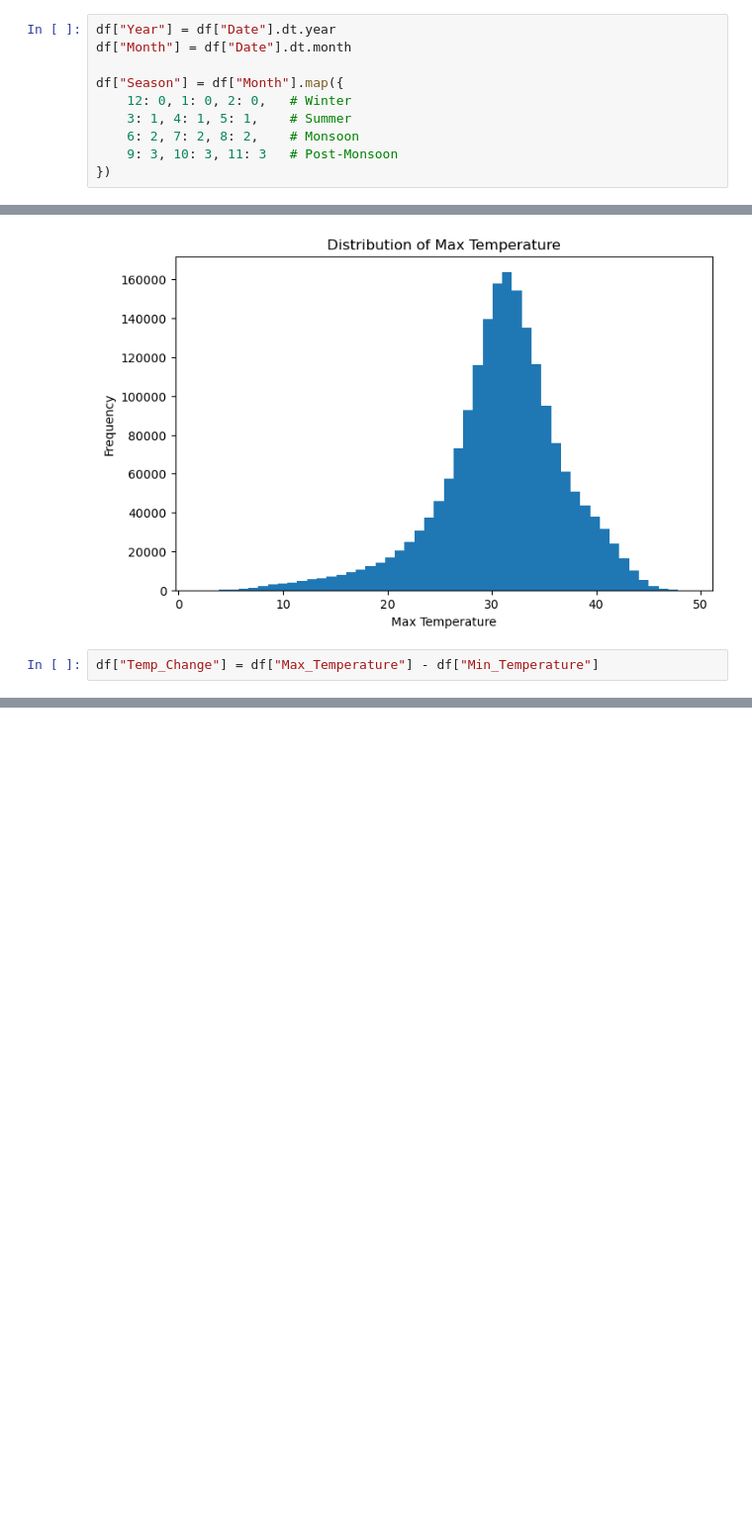
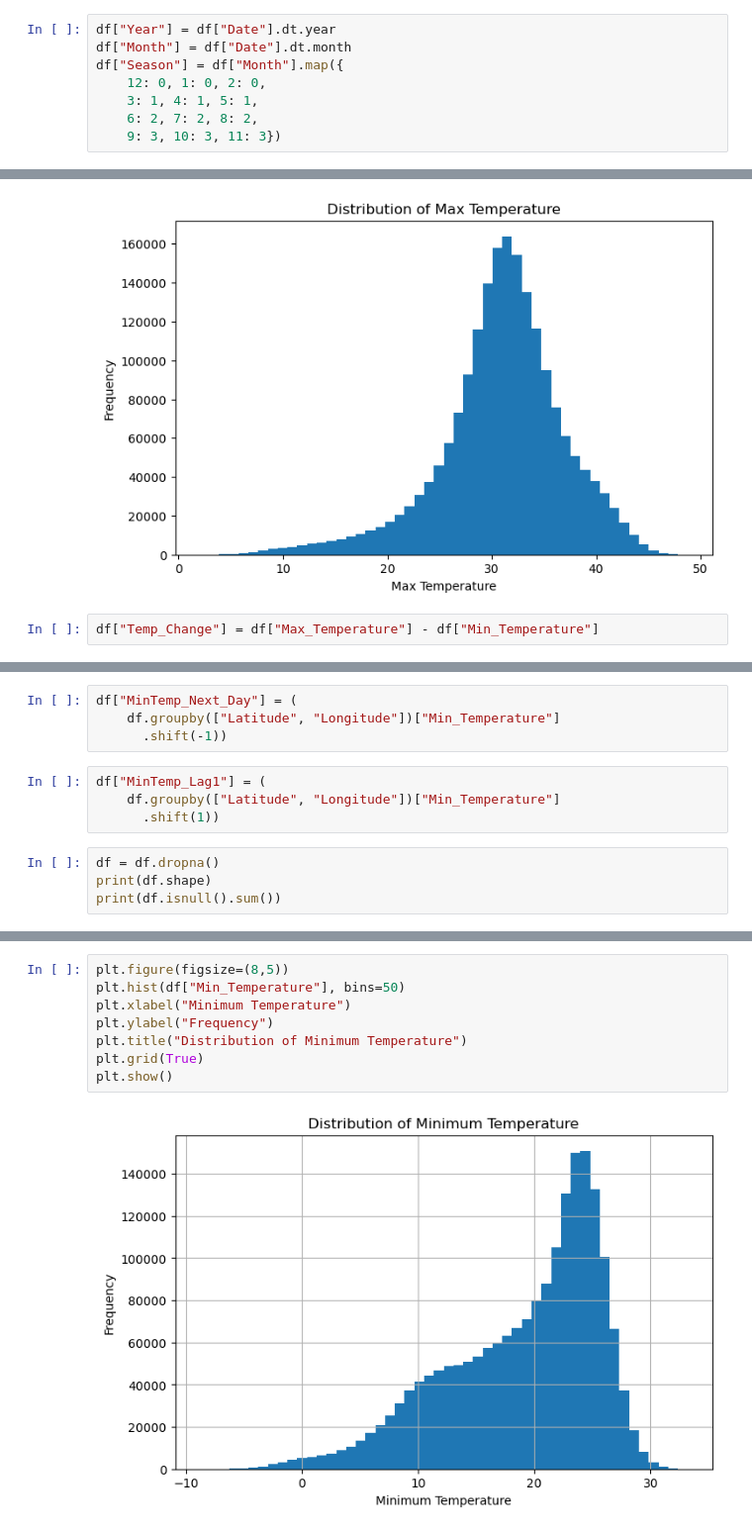
Before and after one commit to shudhanshusingh649/PowerBI-Dashboard-Projects, a Jupyter notebook: Temperature_Model/temperature_model.ipynb, the cells around one changed output, grey strips where cells are left out. Shown at 99% size. Drawn from its saved outputs; the diff is of its cells as text; blank space fills up the shorter version.

Commit message:
Add next-day maximum and minimum temperature prediction models

```diff
--- a/Temperature_Model/temperature_model.ipynb
+++ b/Temperature_Model/temperature_model.ipynb
@@ -97,12 +93,10 @@ Index(['Date', 'Latitude', 'Longitude', 'Max_Temperature', 'Min_Temperature',
 # %%
 df["Year"] = df["Date"].dt.year
 df["Month"] = df["Date"].dt.month
-
 df["Season"] = df["Month"].map({
-    12: 0, 1: 0, 2: 0,   # Winter
-    3: 1, 4: 1, 5: 1,    # Summer
-    6: 2, 7: 2, 8: 2,    # Monsoon
-    9: 3, 10: 3, 11: 3   # Post-Monsoon
-})
+    12: 0, 1: 0, 2: 0,
+    3: 1, 4: 1, 5: 1,
+    6: 2, 7: 2, 8: 2,
+    9: 3, 10: 3, 11: 3})
 # %%
 corr = df.select_dtypes(include=["number"]).corr()
@@ -243,0 +234,12 @@ R² : 0.947402307284285
+# %%
+df["MinTemp_Next_Day"] = (
+    df.groupby(["Latitude", "Longitude"])["Min_Temperature"]
+      .shift(-1))
+# %%
+df["MinTemp_Lag1"] = (
+    df.groupby(["Latitude", "Longitude"])["Min_Temperature"]
+      .shift(1))
+# %%
+df = df.dropna()
+print(df.shape)
+print(df.isnull().sum())
@@ -243,0 +263,10 @@ R² : 0.947402307284285
+# %%
+plt.figure(figsize=(8,5))
+plt.hist(df["Min_Temperature"], bins=50)
+plt.xlabel("Minimum Temperature")
+plt.ylabel("Frequency")
+plt.title("Distribution of Minimum Temperature")
+plt.grid(True)
+plt.show()
+# %% [output]
+[figure, added]
```
Also changed, not shown: parts of 25 cells of this notebook.
